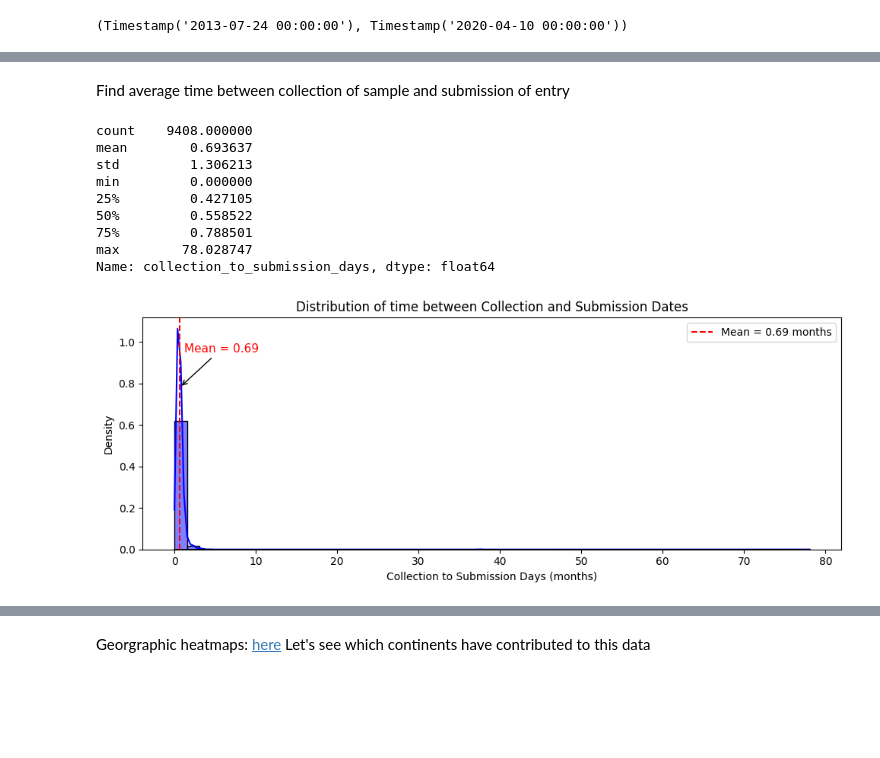
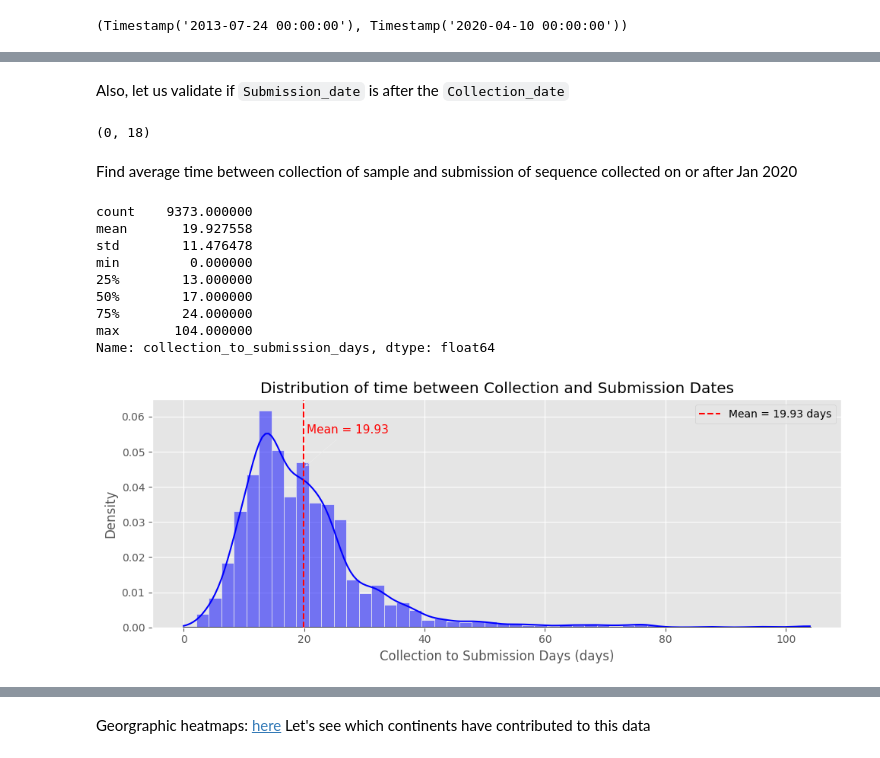
Before and after one commit to ASudu/EpiCoV_Summer25, a Jupyter notebook: src/epicov_eda_2020.ipynb, the cells around one changed output, grey strips where cells are left out. Cells and saved outputs as stored; diff of their text form; code cells hidden in the pictures; blank space fills up the shorter version.

Commit message:
collection and submission date stats

```diff
--- a/src/epicov_eda_2020.ipynb
+++ b/src/epicov_eda_2020.ipynb
@@ -93,0 +132,37 @@ df["Collection date"].min(), df["Collection date"].max()
+# %%
+from matplotlib.patches import Patch
+
+# Assign a color to each unique Host
+hosts = df_prior_2020["Host"].unique()
+host_colors = dict(zip(hosts, plt.cm.tab10.colors[:len(hosts)]))
+
+# Prepare colors for each bar
+bar_colors = df_prior_2020["Collection date"].value_counts().sort_index().index.map(
+    lambda d: host_colors[df_prior_2020[df_prior_2020["Collection date"] == d]["Host"].iloc[0]]
+)
+
+plt.style.use("ggplot")
+ax = df_prior_2020["Collection date"].value_counts().sort_index().plot(
+    kind="bar",
+    figsize=(15, 5),
+    title="Number of sequences collected prior to January 2020",
+    xlabel="Collection date",
+    ylabel="Number of sequences",
+    color=bar_colors
+)
+plt.xticks(rotation=45, fontsize=14)
+plt.yticks(fontsize=14)
+plt.grid(axis="x")
+
+# Annotate bars
+for p in ax.patches:
+    ax.annotate(str(int(p.get_height())), (p.get_x() + p.get_width() / 2, p.get_height()),
+                ha='center', va='bottom', fontsize=14)
+
+# Add legend
+legend_handles = [Patch(color=host_colors[h], label=h) for h in hosts]
+plt.legend(handles=legend_handles, title="Host", fontsize=14, title_fontsize=16, loc='upper left', bbox_to_anchor=(1, 1))
+
+plt.tight_layout()
+plt.savefig("epicov2020_plots/prior_to_2020_collection_dates.png", dpi=300)
+plt.show()
@@ -94,35 +226,43 @@ df["Collection date"].min(), df["Collection date"].max()
+# %% [markdown]
+Also, let us validate if `Submission_date` is after the `Collection_date`
+# %%
+df[df["Collection date"] > df["Submission date"]].shape
+# %% [output]
+(0, 18)
 # %% [markdown]
-Find average time between collection of sample and submission of entry
+Find average time between collection of sample and submission of sequence collected on or after Jan 2020
 # %%
-df["collection_to_submission_days"] = (df["Submission date"] - df["Collection date"]).dt.days / (365.25 / 12)  # Convert to months
+df = df[df["Collection date"] >= pd.to_datetime("2020-01-01")]
+df["collection_to_submission_days"] = (df["Submission date"] - df["Collection date"]).dt.days
 df["collection_to_submission_days"].describe()
 # %% [output]
-count    9408.000000
-mean        0.693637
-std         1.306213
+count    9373.000000
+mean       19.927558
+std        11.476478
 min         0.000000
-25%         0.427105
-50%         0.558522
-75%         0.788501
-max        78.028747
+25%        13.000000
+50%        17.000000
+75%        24.000000
+max       104.000000
 Name: collection_to_submission_days, dtype: float64
 # %%
 plt.figure(figsize=(10, 4))
 sns.histplot(df["collection_to_submission_days"], bins=50, kde=True, color='blue', stat='density')
 sns.lineplot(x=sorted(df["collection_to_submission_days"]),
              y=np.full(df.shape[0], 0), color='black', linewidth=2)
 mean_days = df["collection_to_submission_days"].mean()
-plt.axvline(mean_days, color='red', linestyle='--', label=f"Mean = {mean_days:.2f} months")
+plt.axvline(mean_days, color='red', linestyle='--', label=f"Mean = {mean_days:.2f} days")
 
 # Place annotation above the mean line, at the top of the plot
 ymax = plt.gca().get_ylim()[1]
 plt.annotate(f"Mean = {mean_days:.2f}", xy=(mean_days, ymax*0.7), xytext=(mean_days+0.5, ymax*0.85),
              arrowprops=dict(facecolor='red', arrowstyle='->'), color='red', fontsize=11)
 
-plt.xlabel("Collection to Submission Days (months)")
+plt.xlabel("Collection to Submission Days (days)")
 plt.title("Distribution of time between Collection and Submission Dates")
 plt.legend()
 plt.tight_layout()
+plt.savefig("epicov2020_plots/collection_to_submission_days_distribution.png", dpi=300)
 plt.show()
 # %% [output]
-[figure, old version]
+[figure, new version]
```
Also changed, not shown: parts of 9 cells of this notebook, 4 other files.
